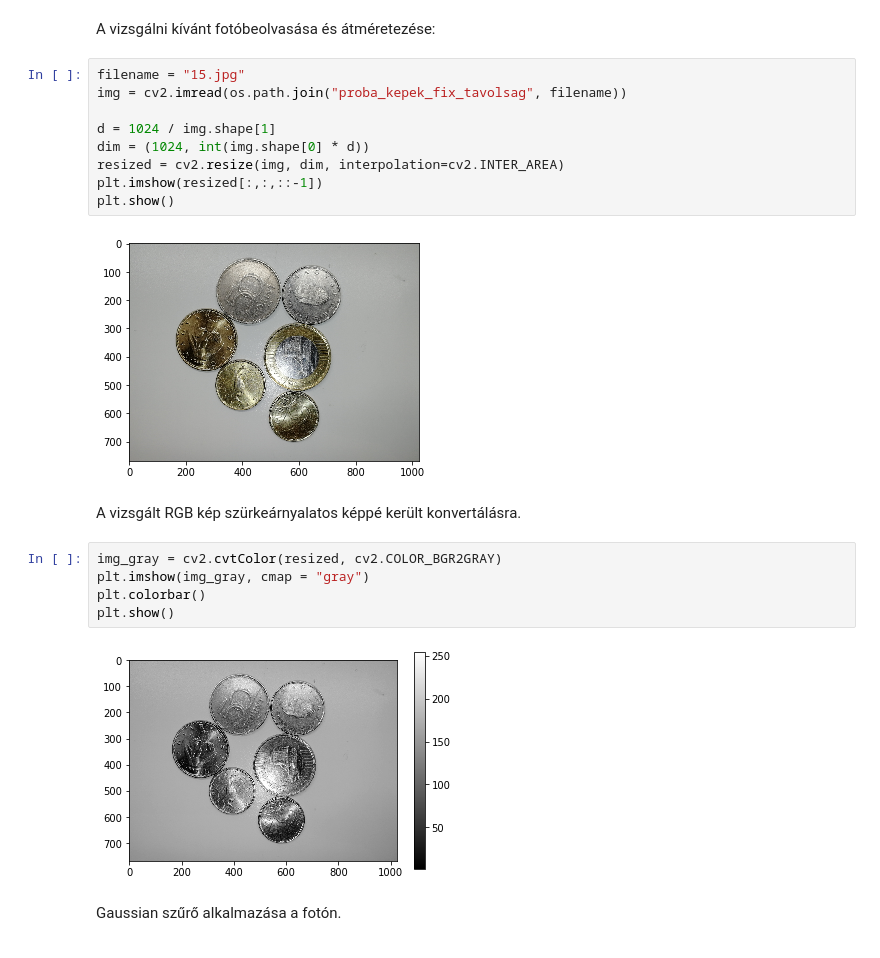
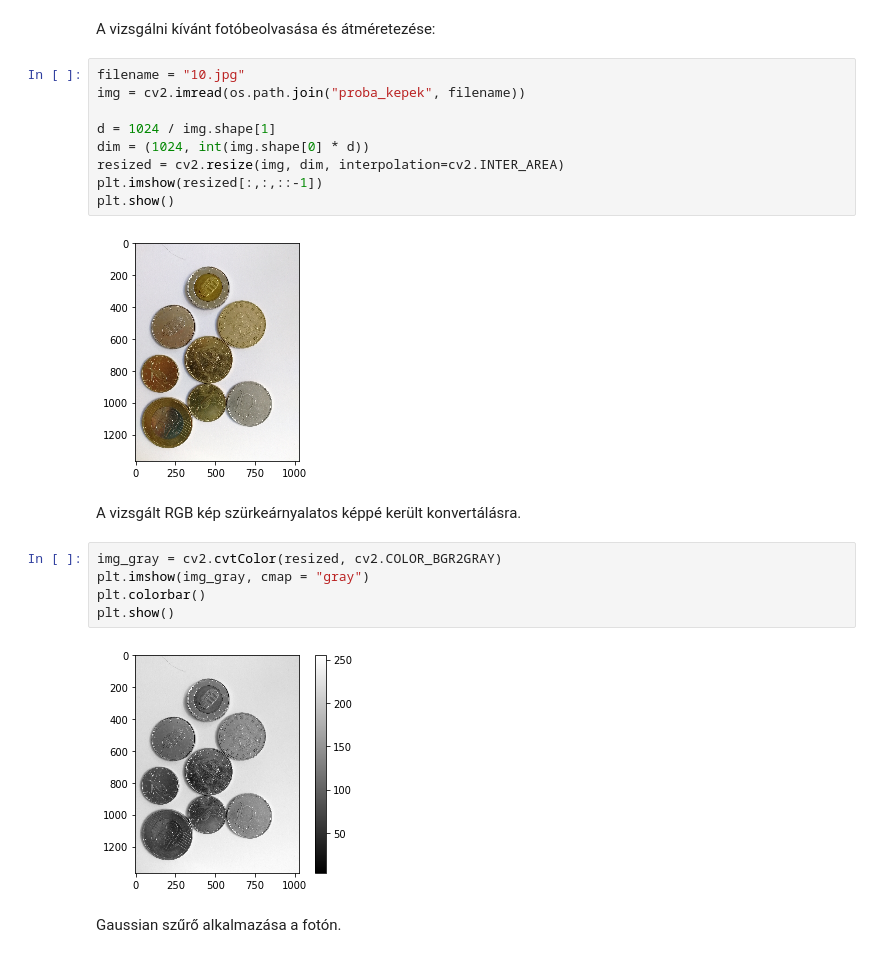
Before and after one commit to kissvik/SZE_gepi_latas, a Jupyter notebook: coin.ipynb, the cells around one changed output. Drawn from its saved outputs; the diff is of its cells as text.

```diff
--- a/coin.ipynb
+++ b/coin.ipynb
@@ -8,16 +8,16 @@ from matplotlib import pyplot as plt
 # %% [markdown]
 A vizsgálni kívánt fotóbeolvasása és átméretezése:
 # %%
-filename = "15.jpg"
-img = cv2.imread(os.path.join("proba_kepek_fix_tavolsag", filename))
+filename = "10.jpg"
+img = cv2.imread(os.path.join("proba_kepek", filename))
 
 d = 1024 / img.shape[1]
 dim = (1024, int(img.shape[0] * d))
 resized = cv2.resize(img, dim, interpolation=cv2.INTER_AREA)
 plt.imshow(resized[:,:,::-1])
 plt.show()
 # %% [output]
-[figure, old version]
+[figure, new version]
 # %% [markdown]
 A vizsgált RGB kép szürkeárnyalatos képpé került konvertálásra.
 # %%
@@ -26,7 +26,7 @@ plt.imshow(img_gray, cmap = "gray")
 plt.colorbar()
 plt.show()
 # %% [output]
-[figure, old version]
+[figure, new version]
 # %% [markdown]
 Gaussian szűrő alkalmazása a fotón.
 # %%
```
Also changed, not shown: parts of 9 cells of this notebook, 48 other files.
